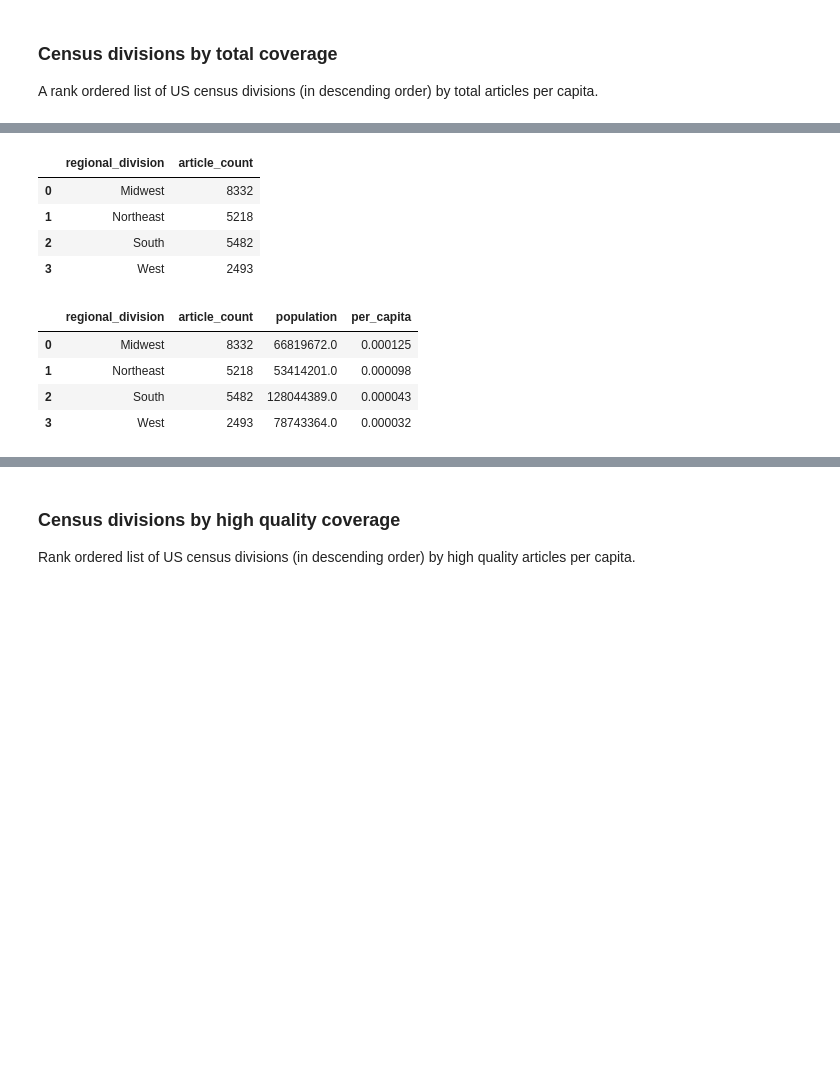
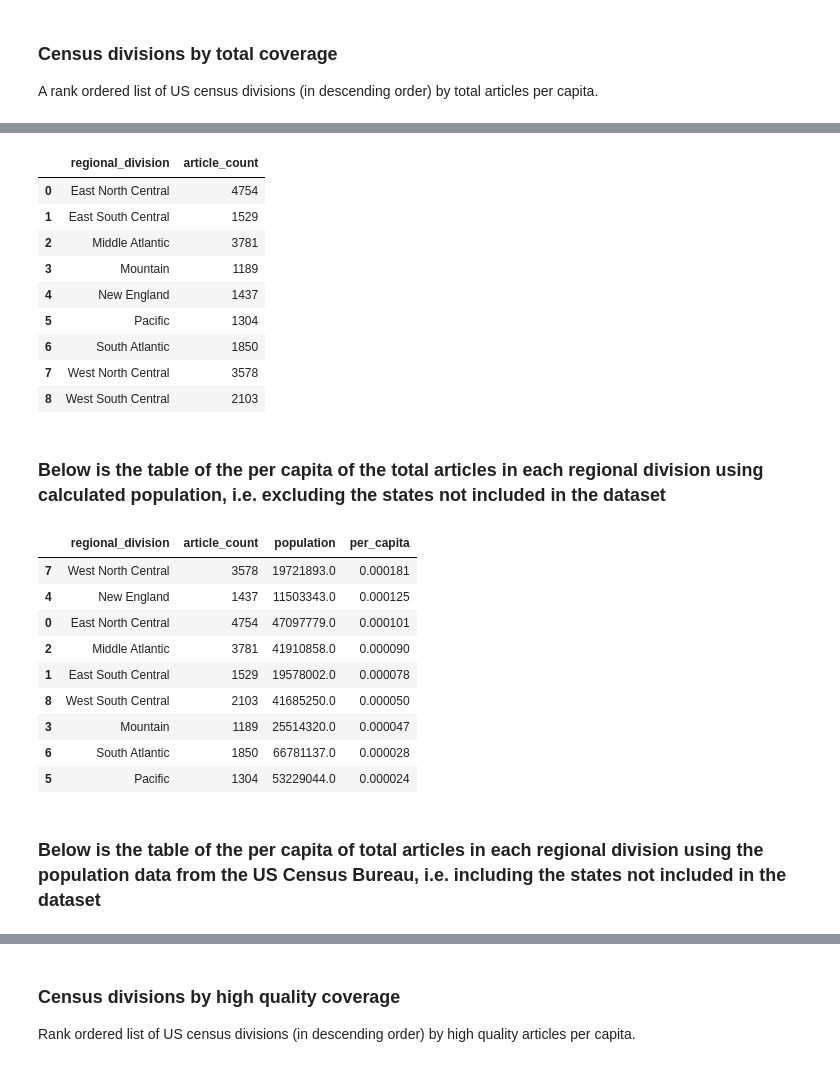
Before and after one commit to hww1999/data-512-homework_2, a Jupyter notebook: data analysis.ipynb, the cells around one changed output, grey strips where cells are left out. Drawn from its saved outputs; the diff is of its cells as text; code cells hidden in the pictures; blank space fills up the shorter version.

Commit message:
make changes to regional_division field

```diff
--- a/data analysis.ipynb
+++ b/data analysis.ipynb
@@ -6,6 +6,7 @@ import matplotlib.pyplot as plt
 import warnings
 warnings.simplefilter('ignore')
 
-df_final = pd.read_csv('wp_scored_city_articles_by_state.csv')
+df_final = pd.read_csv('wp_scored_city_articles_by_state_pre.csv')
+df_final = df_final.rename(columns={'regional_division':'region'})
 df_final.head()
 # %% [output]
@@ -15,3 +16,6 @@ df_final.head()
 | 2 | Addison, Alabama | 1168359898 | C | Alabama | 5074296 | South |
 | 3 | Akron, Alabama | 1165909508 | GA | Alabama | 5074296 | South |
 | 4 | Alabaster, Alabama | 1179139816 | C | Alabama | 5074296 | South |
+# %%
+regional_div = pd.read_csv('US States by Region in Table - US Census Bureau.csv')
+regional_div
@@ -17,0 +40,5 @@ df_final.head()
+# %%
+# regional_div['regional_division'] = regional_div['REGION'] + ' ' + regional_div['DIVISION']
+regional_div = regional_div.drop(columns=['REGION'])
+regional_div = regional_div.rename(columns={'STATE':'state', 'DIVISION':'regional_division'})
+regional_div
@@ -17,0 +63,3 @@ df_final.head()
+# %%
+df_final = pd.merge(df_final, regional_div, on=['state'])
+df_final
@@ -238,17 +352,31 @@ total_by_region = total_by_region.rename(columns={'article_title':'article_count
 total_by_region
 # %% [output]
 |  | regional_division | article_count |
-| 0 | Midwest | 8332 |
-| 1 | Northeast | 5218 |
-| 2 | South | 5482 |
-| 3 | West | 2493 |
+| 0 | East North Central | 4754 |
+| 1 | East South Central | 1529 |
+| 2 | Middle Atlantic | 3781 |
+| 3 | Mountain | 1189 |
+| 4 | New England | 1437 |
+| 5 | Pacific | 1304 |
+| 6 | South Atlantic | 1850 |
+| 7 | West North Central | 3578 |
+| 8 | West South Central | 2103 |
+# %% [markdown]
+### Below is the table of the per capita of the total articles in each regional division using calculated population, i.e. excluding the states not included in the dataset
 # %%
-total_by_region = pd.merge(total_by_region, region_pop, on='regional_division')
-total_by_region['per_capita'] = total_by_region['article_count']/total_by_region['population']
-total_by_region
+total_by_region_cal = pd.merge(total_by_region, region_pop, on='regional_division')
+total_by_region_cal['per_capita'] = total_by_region_cal['article_count']/total_by_region_cal['population']
+total_by_region_cal.sort_values(by='per_capita', ascending=False)
 # %% [output]
 |  | regional_division | article_count | population | per_capita |
-| 0 | Midwest | 8332 | 66819672.0 | 0.000125 |
-| 1 | Northeast | 5218 | 53414201.0 | 0.000098 |
-| 2 | South | 5482 | 128044389.0 | 0.000043 |
-| 3 | West | 2493 | 78743364.0 | 0.000032 |
+| 7 | West North Central | 3578 | 19721893.0 | 0.000181 |
+| 4 | New England | 1437 | 11503343.0 | 0.000125 |
+| 0 | East North Central | 4754 | 47097779.0 | 0.000101 |
+| 2 | Middle Atlantic | 3781 | 41910858.0 | 0.000090 |
+| 1 | East South Central | 1529 | 19578002.0 | 0.000078 |
+| 8 | West South Central | 2103 | 41685250.0 | 0.000050 |
+| 3 | Mountain | 1189 | 25514320.0 | 0.000047 |
+| 6 | South Atlantic | 1850 | 66781137.0 | 0.000028 |
+| 5 | Pacific | 1304 | 53229044.0 | 0.000024 |
+# %% [markdown]
+### Below is the table of the per capita of total articles in each regional division using the population data from the US Census Bureau, i.e. including the states not included in the dataset
```
Also changed, not shown: parts of 22 cells of this notebook, 3 other files.
